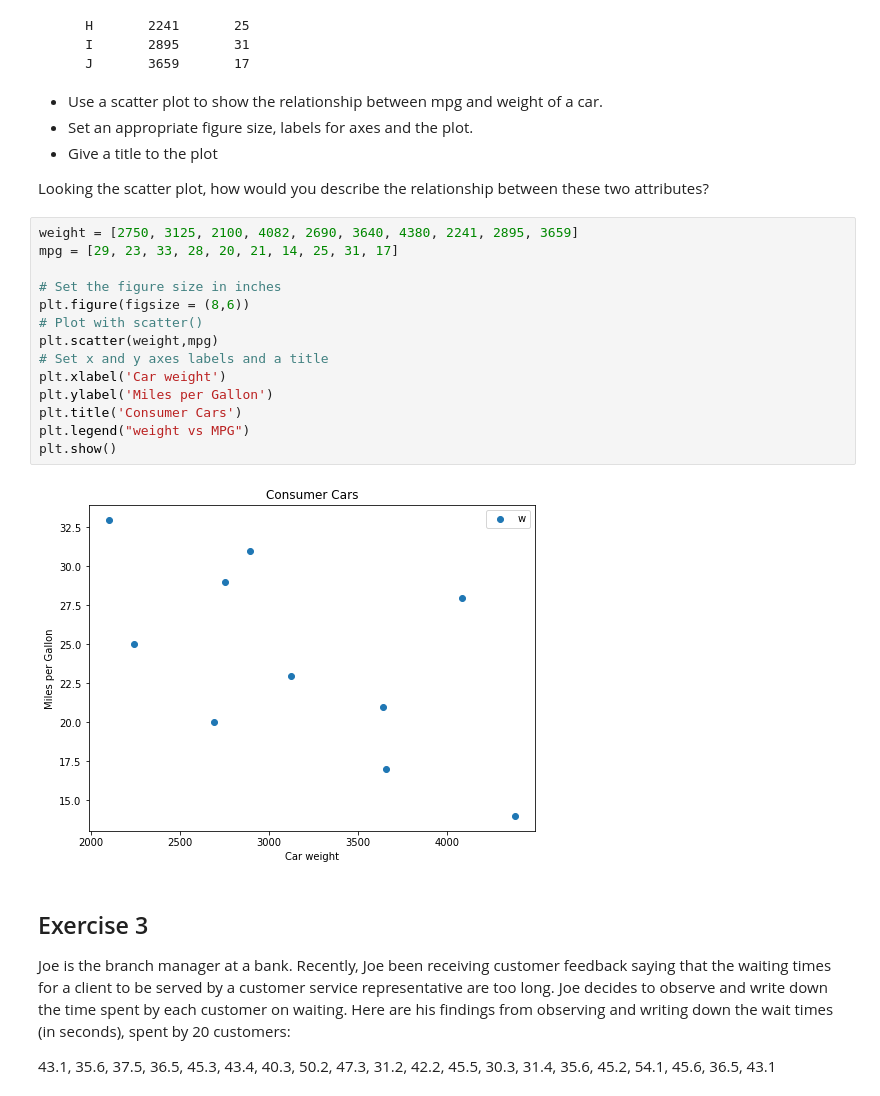
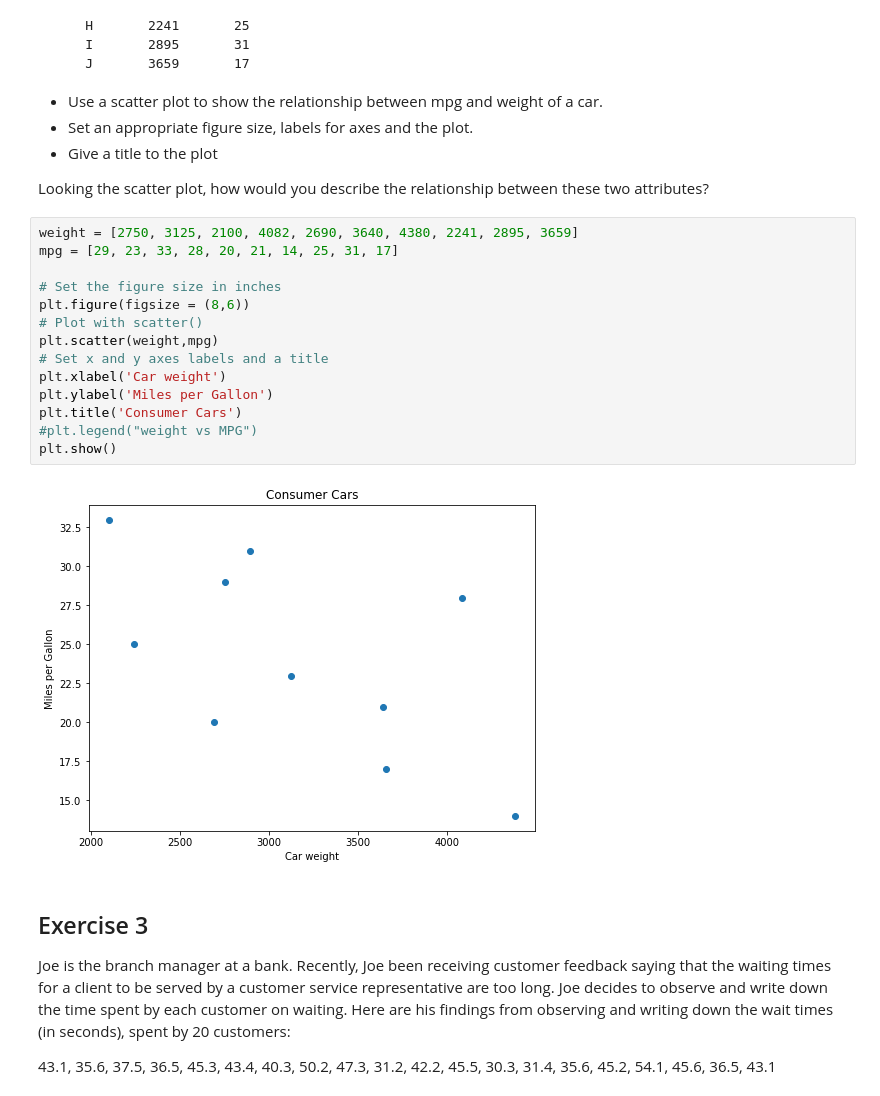
Before and after one commit to probboy/dsc-data-viz-lab-nyc-ds-082619, a Jupyter notebook: index.ipynb, the cells around one changed output. Drawn from its saved outputs; the diff is of its cells as text.

```diff
--- a/index.ipynb
+++ b/index.ipynb
@@ -70,19 +70,19 @@ Looking the scatter plot, how would you describe the relationship between these
 # %%
 weight = [2750, 3125, 2100, 4082, 2690, 3640, 4380, 2241, 2895, 3659]
 mpg = [29, 23, 33, 28, 20, 21, 14, 25, 31, 17]
 
 # Set the figure size in inches
 plt.figure(figsize = (8,6))
 # Plot with scatter()
 plt.scatter(weight,mpg)
 # Set x and y axes labels and a title
 plt.xlabel('Car weight')
 plt.ylabel('Miles per Gallon')
 plt.title('Consumer Cars')
-plt.legend("weight vs MPG")
+#plt.legend("weight vs MPG")
 plt.show()
 # %% [output]
-[figure, old version]
+[figure, new version]
 # %% [markdown]
 ## Exercise 3
 
```
